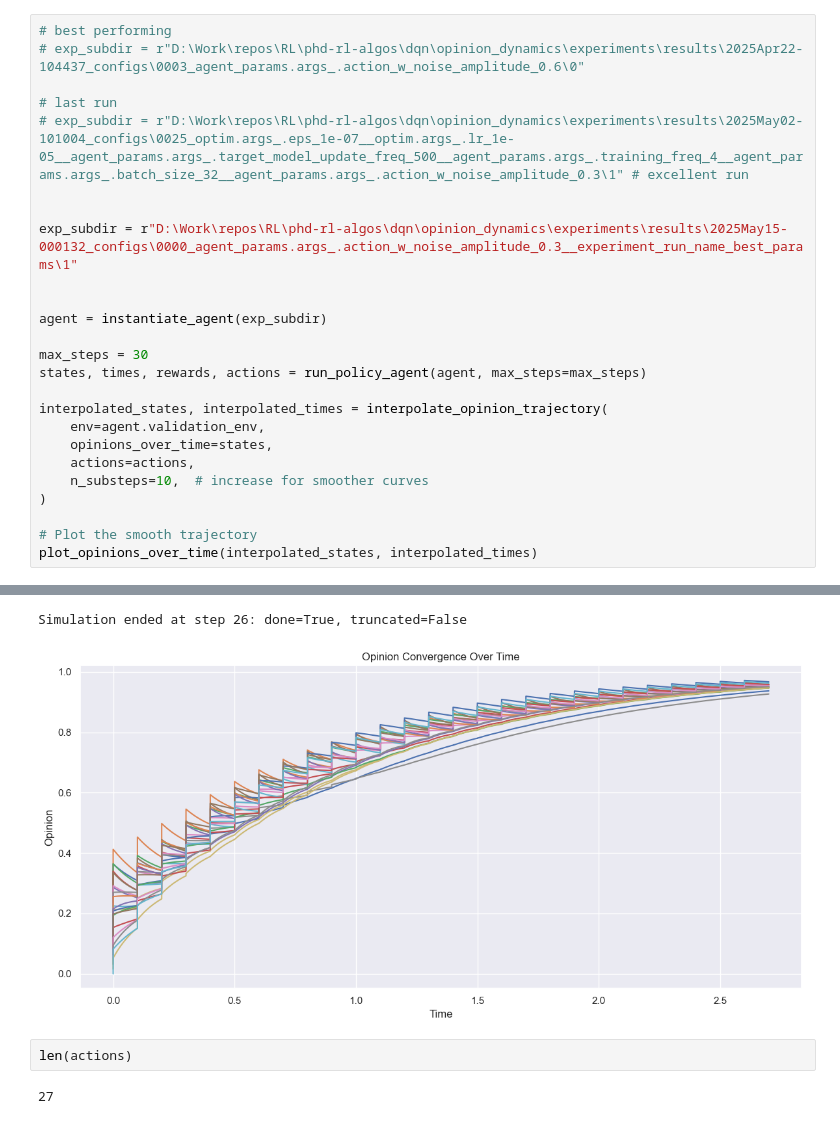
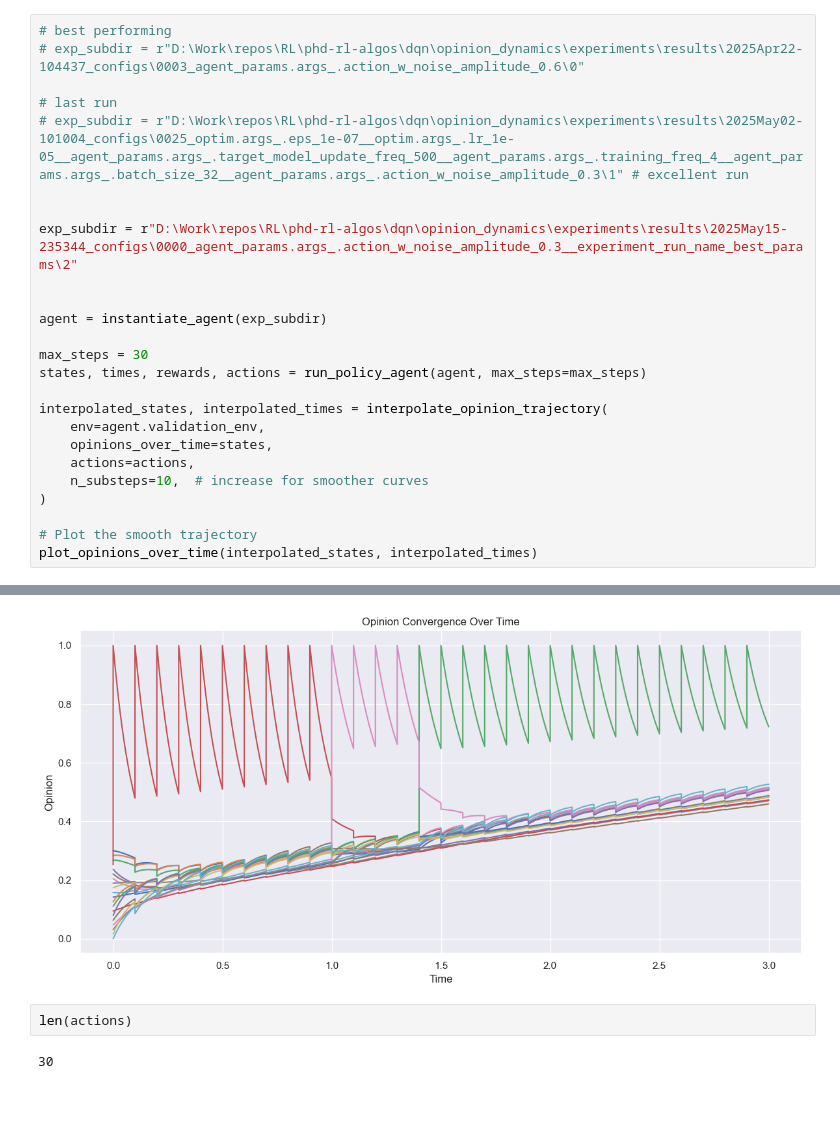
Before and after one commit to mariusdgm/phd-rl-algos, a Jupyter notebook: dqn/opinion_dynamics/experiments/agent_eval.ipynb, the cells around one changed output, grey strips where cells are left out. Drawn from its saved outputs; the diff is of its cells as text.

Commit message:
experiment with aligned ws not working

```diff
--- a/dqn/opinion_dynamics/experiments/agent_eval.ipynb
+++ b/dqn/opinion_dynamics/experiments/agent_eval.ipynb
@@ -117,7 +114,7 @@ def run_policy_agent(agent, max_steps=1000):
 # exp_subdir = r"D:\Work\repos\RL\phd-rl-algos\dqn\opinion_dynamics\experiments\results\2025May02-101004_configs\0025_optim.args_.eps_1e-07__optim.args_.lr_1e-05__agent_params.args_.target_model_update_freq_500__agent_params.args_.training_freq_4__agent_params.args_.batch_size_32__agent_params.args_.action_w_noise_amplitude_0.3\1" # excellent run
 
 
-exp_subdir = r"D:\Work\repos\RL\phd-rl-algos\dqn\opinion_dynamics\experiments\results\2025May15-000132_configs\0000_agent_params.args_.action_w_noise_amplitude_0.3__experiment_run_name_best_params\1"
+exp_subdir = r"D:\Work\repos\RL\phd-rl-algos\dqn\opinion_dynamics\experiments\results\2025May15-235344_configs\0000_agent_params.args_.action_w_noise_amplitude_0.3__experiment_run_name_best_params\2"
 
 
 agent = instantiate_agent(exp_subdir)
@@ -143,9 +138,8 @@ OpinionNet initialized to match centrality-based policy for current state.
-Simulation ended at step 26: done=True, truncated=False
-[figure, old version]
+[figure, new version]
 # %%
 len(actions)
 # %% [output]
-27
+30
 # %%
 plot_action_heatmap(actions)
 # %% [output]
```
Also changed, not shown: parts of 6 cells of this notebook, 4 other files.
